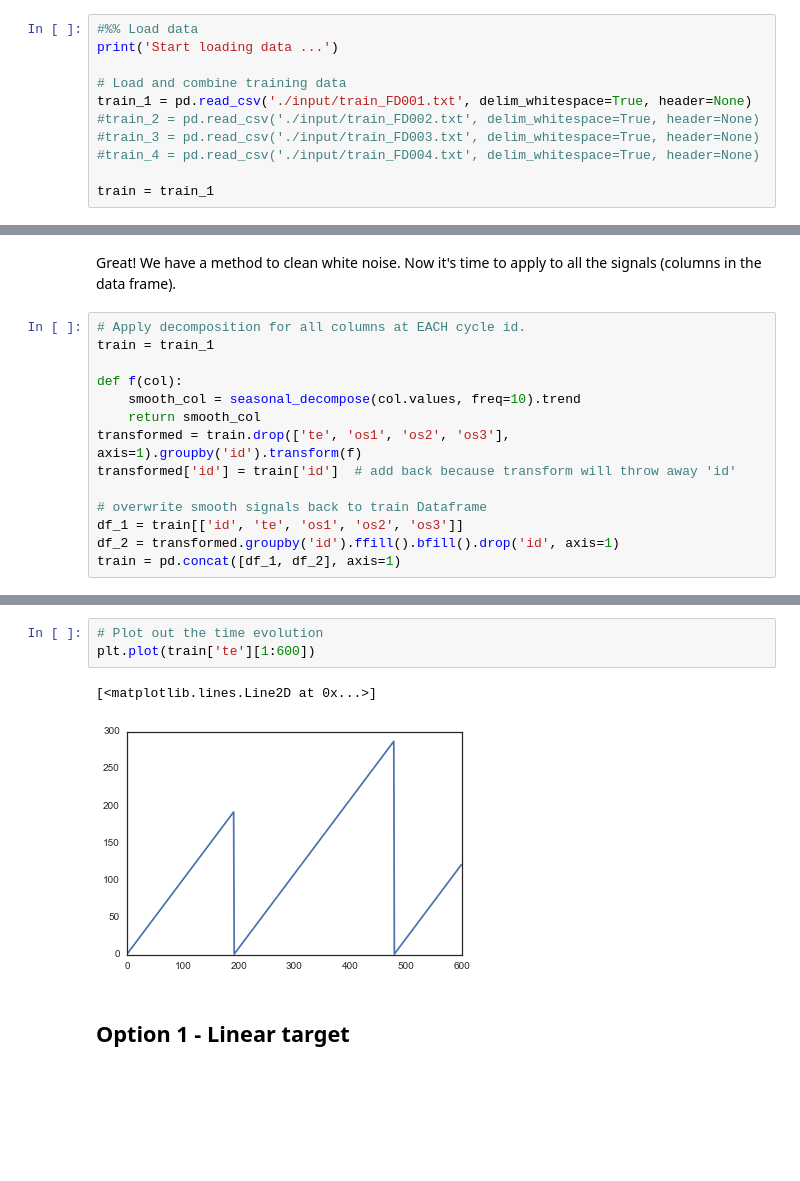
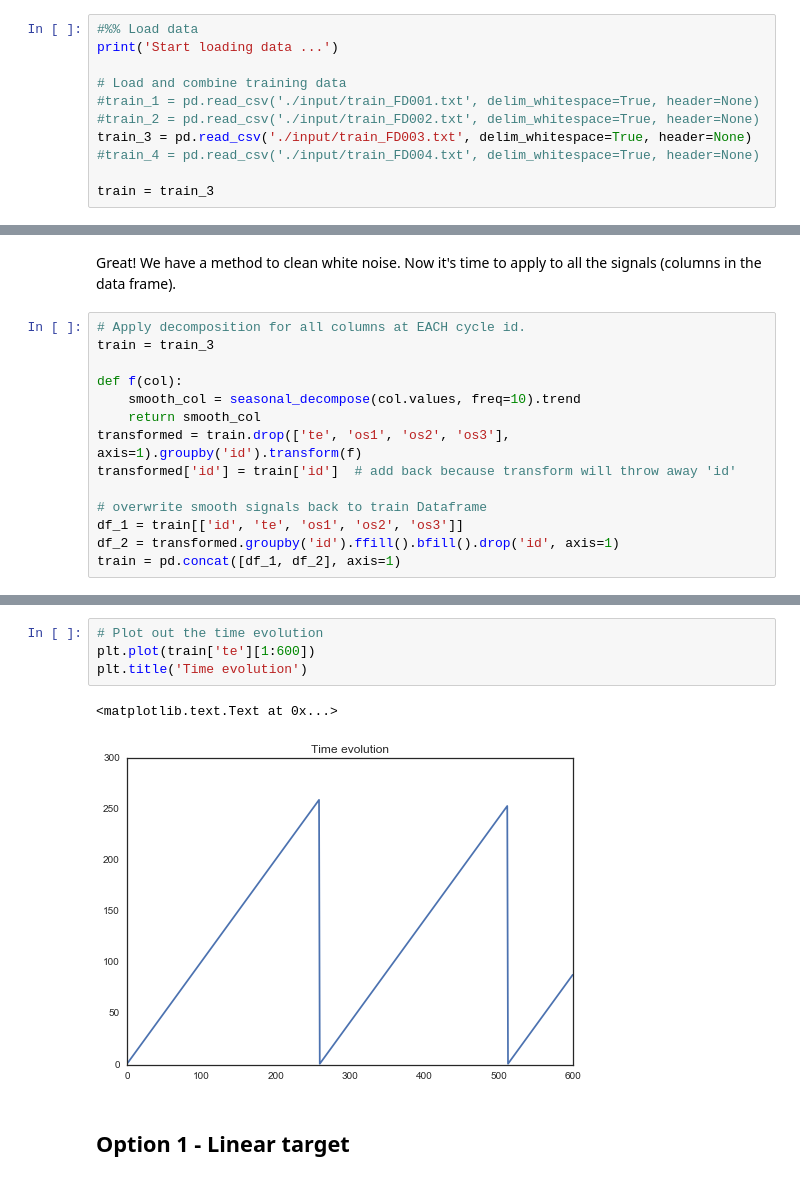
Before and after one commit to iceberg12/NUS_guest_lecture, a Jupyter notebook: Prognostics Prediction.ipynb, the cells around one changed output, grey strips where cells are left out. Drawn from its saved outputs; the diff is of its cells as text; blank space fills up the shorter version.

```diff
--- a/Prognostics Prediction.ipynb
+++ b/Prognostics Prediction.ipynb
@@ -39,12 +45,12 @@ We have data from 4 machine fleets. Here we examine the first one FD001.
 print('Start loading data ...')
 
 # Load and combine training data
-train_1 = pd.read_csv('./input/train_FD001.txt', delim_whitespace=True, header=None)
+#train_1 = pd.read_csv('./input/train_FD001.txt', delim_whitespace=True, header=None)
 #train_2 = pd.read_csv('./input/train_FD002.txt', delim_whitespace=True, header=None)
-#train_3 = pd.read_csv('./input/train_FD003.txt', delim_whitespace=True, header=None)
+train_3 = pd.read_csv('./input/train_FD003.txt', delim_whitespace=True, header=None)
 #train_4 = pd.read_csv('./input/train_FD004.txt', delim_whitespace=True, header=None)
 
-train = train_1
+train = train_3
 # %% [output]
 Start loading data ...
 # %%
@@ -148,7 +156,7 @@ We should smooth out the sensor signals to remove measurement noises. Should we
 Great! We have a method to clean white noise. Now it's time to apply to all the signals (columns in the data frame).
 # %%
 # Apply decomposition for all columns at EACH cycle id.
-train = train_1
+train = train_3
 
 def f(col):
     smooth_col = seasonal_decompose(col.values, freq=10).trend
@@ -175,9 +183,10 @@ Could you give a short discussion on the advantage and disadvantage of each?
 # %%
 # Plot out the time evolution
 plt.plot(train['te'][1:600])
+plt.title('Time evolution')
 # %% [output]
-[<matplotlib.lines.Line2D at 0x...>]
+<matplotlib.text.Text at 0x...>
-[figure, old version]
+[figure, new version]
 # %% [markdown]
 ## Option 1 - Linear target
 # %%
```
Also changed, not shown: parts of 14 cells of this notebook.
